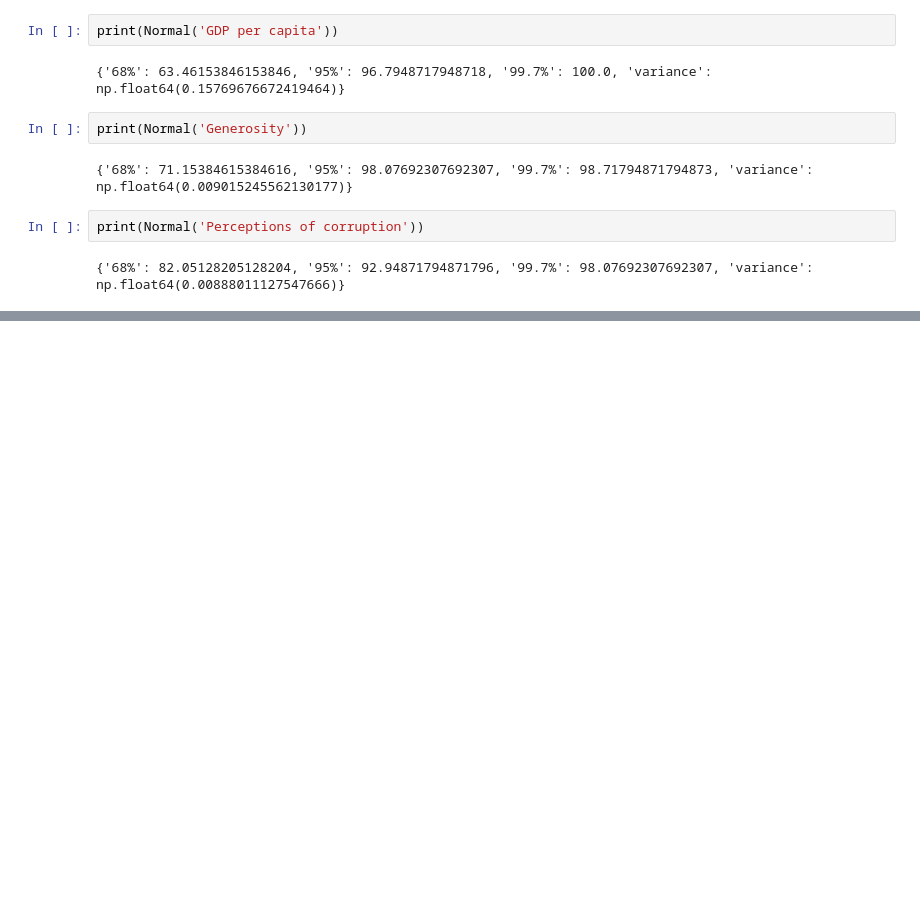
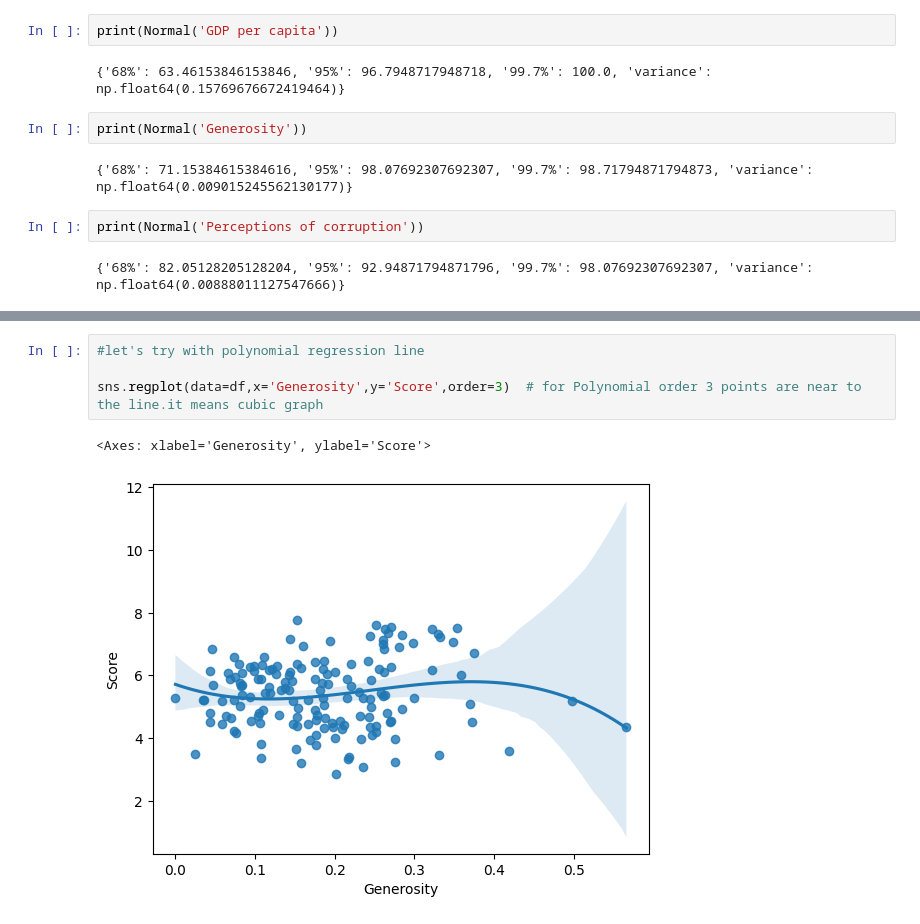
Before and after one commit to LuckyML-GKP/Data_ML_Insights, a Jupyter notebook: 2019_Happiness_report_Analysis.ipynb, the cells around one changed output, grey strips where cells are left out. Saved outputs shown, nothing was run; the diff lists cells and outputs as text; blank space fills up the shorter version.

```diff
--- a/2019_Happiness_report_Analysis.ipynb
+++ b/2019_Happiness_report_Analysis.ipynb
@@ -282,0 +292,7 @@ print(Normal('Perceptions of corruption'))
+# %%
+#let's try with polynomial regression line
+
+sns.regplot(data=df,x='Generosity',y='Score',order=3)  # for Polynomial order 3 points are near to the line.it means cubic graph
+# %% [output]
+<Axes: xlabel='Generosity', ylabel='Score'>
+[figure, added]
```
Also changed, not shown: parts of 4 cells of this notebook.
